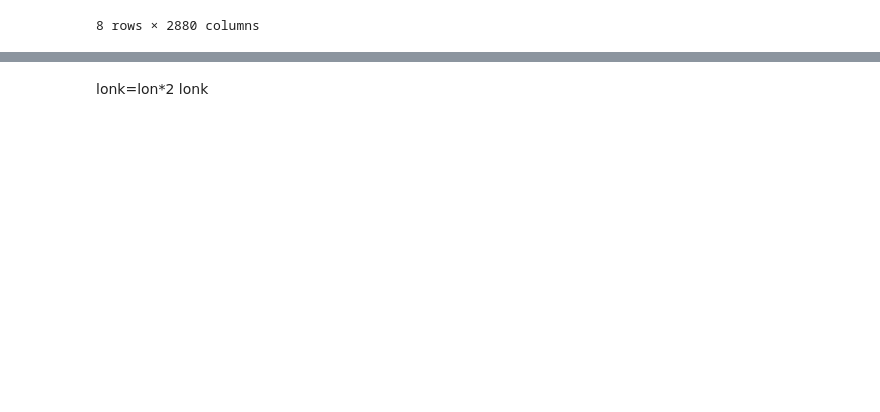
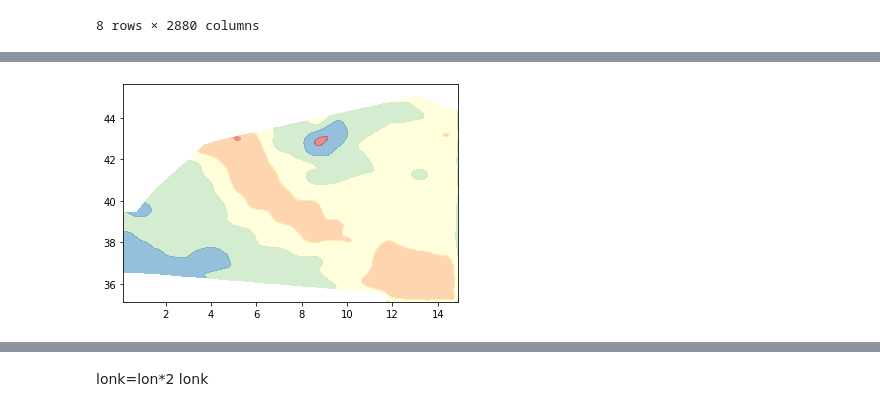
Before and after one commit to GITGT200/METEO_WIND, a Jupyter notebook: u0101.ipynb, the cells around one changed output, grey strips where cells are left out. Saved outputs shown, nothing was run; the diff lists cells and outputs as text; code cells hidden in the pictures; blank space fills up the shorter version.

Commit message:
Countour plot

```diff
--- a/u0101.ipynb
+++ b/u0101.ipynb
@@ -84,0 +79,3 @@ m
+# %%
+df=pd.read_csv('donnee_brute_dec2019_dec_2020.csv')
+df.head()
@@ -84,0 +102,4 @@ m
+# %%
+df1=df
+df=df[df['u']!='--']
+df
@@ -84,0 +120,78 @@ m
+# %%
+import branca
+from folium import plugins
+import matplotlib.pyplot as plt
+from scipy.interpolate import griddata
+import geojsoncontour
+import scipy as sp
+import scipy.ndimage
+
+# # Setup
+# temp_mean = 12
+# temp_std  = 2
+# debug     = False
+
+# Setup colormap
+colors = ['#d7191c',  '#fdae61',  '#ffffbf',  '#abdda4',  '#2b83ba']
+vmin   = -5 #temp_mean - 2 * temp_std
+vmax   = 5 #temp_mean + 2 * temp_std
+levels = len(colors)
+cm     = branca.colormap.LinearColormap(colors, vmin=vmin, vmax=vmax).to_step(levels)
+
+# Create a dataframe with fake data
+# df = pd.DataFrame({
+#     'longitude':   np.random.normal(11.84,     0.15,     1000),
+#     'latitude':    np.random.normal(55.55,     0.15,     1000),
+#     'temperature': np.random.normal(temp_mean, temp_std, 1000)})
+
+# The original data
+x_orig = np.asarray(df.lon.tolist())
+y_orig = np.asarray(df.lat.tolist())
+z_orig = np.asarray(df.v.tolist())
+
+# Make a grid
+x_arr          = np.linspace(np.min(x_orig), np.max(x_orig), 500)
+y_arr          = np.linspace(np.min(y_orig), np.max(y_orig), 500)
+x_mesh, y_mesh = np.meshgrid(x_arr, y_arr)
+
+# Grid the values
+z_mesh = griddata((x_orig, y_orig), z_orig, (x_mesh, y_mesh), method='linear')
+
+# Gaussian filter the grid to make it smoother
+sigma = [5, 5]
+z_mesh = sp.ndimage.filters.gaussian_filter(z_mesh, sigma, mode='constant')
+
+# Create the contour
+contourf = plt.contourf(x_mesh, y_mesh, z_mesh, levels, alpha=0.5, colors=colors, linestyles='None', vmin=vmin, vmax=vmax)
+
+# Convert matplotlib contourf to geojson
+geojson = geojsoncontour.contourf_to_geojson(
+    contourf=contourf,
+    min_angle_deg=3.0,
+    ndigits=5,
+    stroke_width=1,
+    fill_opacity=0.5)
+
+# Set up the folium plot
+geomap = folium.Map([df.lat.mean(), df.lon.mean()], zoom_start=8, tiles="cartodbpositron")
+
+# Plot the contour plot on folium
+folium.GeoJson(
+    geojson,
+    style_function=lambda x: {
+        'color':     x['properties']['stroke'],
+        'weight':    x['properties']['stroke-width'],
+        'fillColor': x['properties']['fill'],
+        'opacity':   0.6,
+    }).add_to(geomap)
+
+# Add the colormap to the folium map
+cm.caption = 'Temperature'
+geomap.add_child(cm)
+
+# Fullscreen mode
+plugins.Fullscreen(position='topright', force_separate_button=True).add_to(geomap)
+
+# Plot the data
+geomap
+# %% [output]
@@ -85,3 +199,4 @@ m
+[figure, added]
 # %%
 
 k=6378137
```
Also changed, not shown: parts of 5 cells of this notebook.
